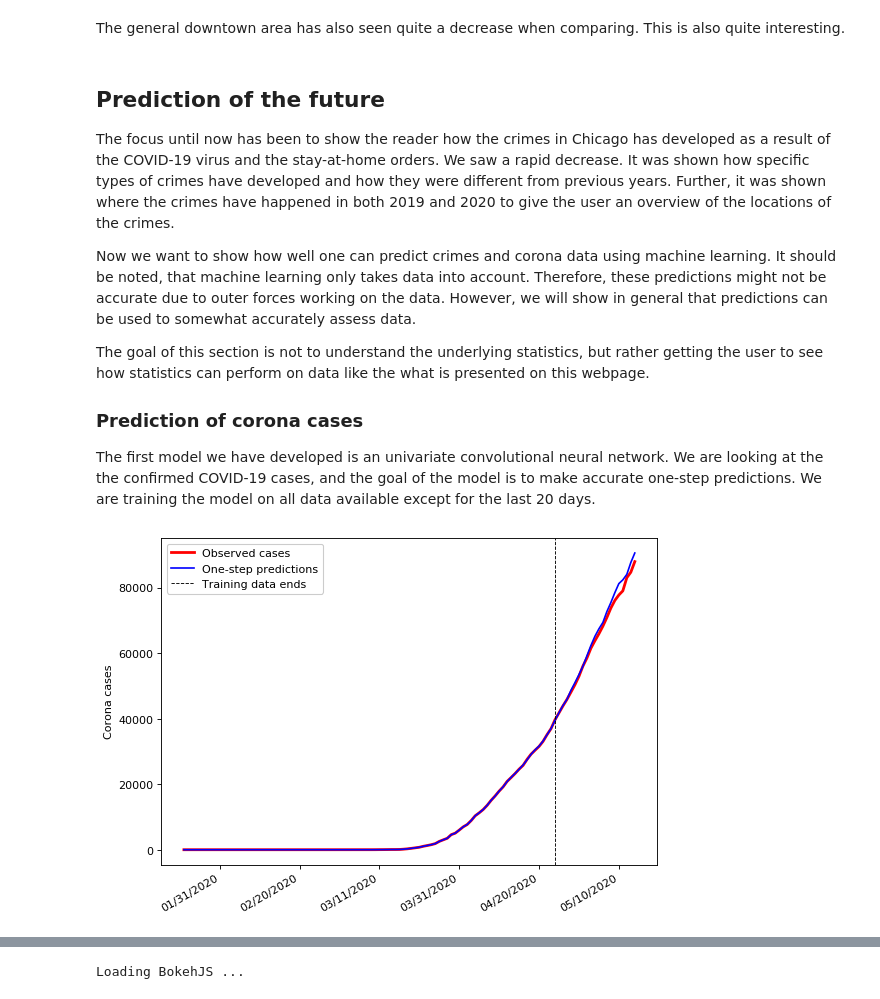
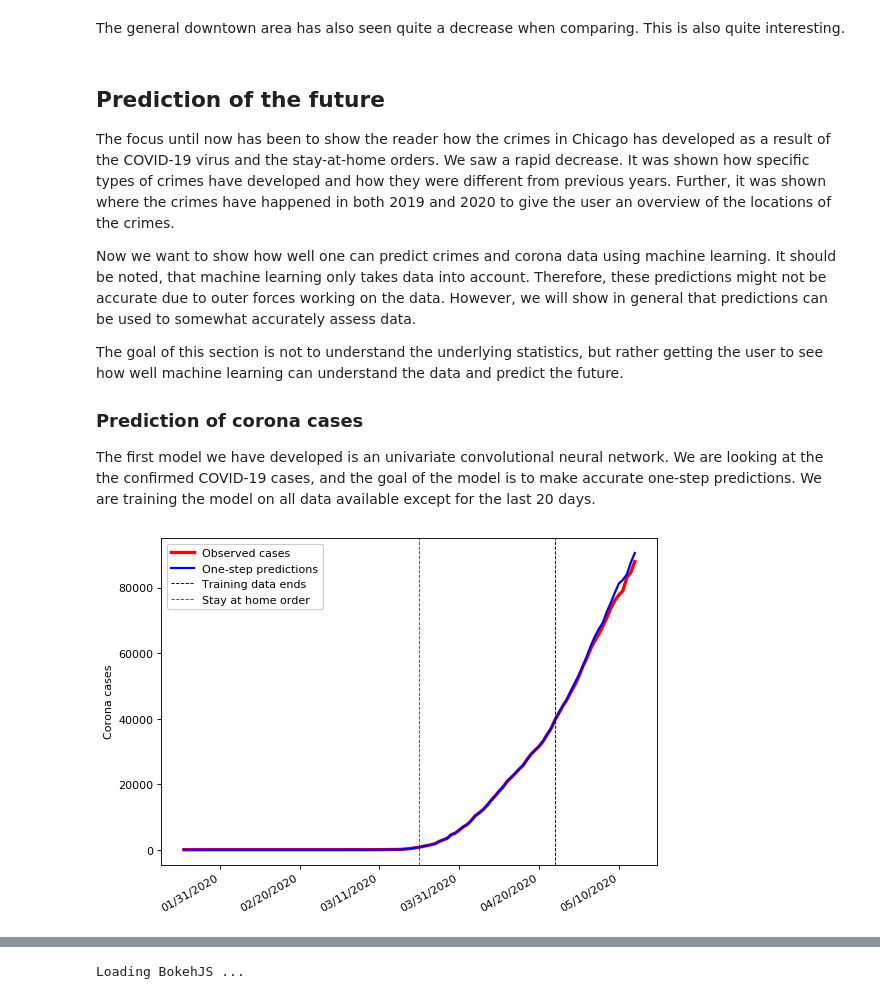
Before and after one commit to neeljansen/SocialDataAnalysisFinalProject, a Jupyter notebook: ExamProject.ipynb, the cells around one changed output, grey strips where cells are left out. Saved outputs shown, nothing was run; the diff lists cells and outputs as text; code cells hidden in the pictures.

Commit message:
Final webpage and explainer

```diff
--- a/ExamProject.ipynb
+++ b/ExamProject.ipynb
@@ -527,7 +531,7 @@ The focus until now has been to show the reader how the crimes in Chicago has de
 
 Now we want to show how well one can predict crimes and corona data using machine learning. It should be noted, that machine learning only takes data into account. Therefore, these predictions might not be accurate due to outer forces working on the data. However, we will show in general that predictions can be used to somewhat accurately assess data.
 
-The goal of this section is not to understand the underlying statistics, but rather getting the user to see how statistics can perform on data like the what is presented on this webpage.
+The goal of this section is not to understand the underlying statistics, but rather getting the user to see how well machine learning can understand the data and predict the future.
 
 ### Prediction of corona cases
 
@@ -567,22 +571,23 @@ ys = cordat["Illinois"].to_numpy()
 # %%
 import matplotlib.dates as mdates
 yhat = np.load('yhat_uni_one_step.npy') # load   change file
 
 plt.figure(figsize=(8, 6), dpi= 80, facecolor='w', edgecolor='k')
 plt.gca().xaxis.set_major_formatter(mdates.DateFormatter('%m/%d/%Y'))
 plt.gca().xaxis.set_major_locator(mdates.DayLocator(interval=20))
 # for j in range(n_fits):
 #     if (j==0):
 #         plt.plot(cordat.Date,yhat[:,j],linewidth=1, color='blue',label="One-step predictions")
 #     else:
 #         plt.plot(cordat.Date,yhat[:,j],linewidth=1.5, color='blue')
-plt.plot(cordat.Date,ys,linewidth=2.5, color='red',label="Observed cases")
-plt.plot(cordat.Date,np.mean(yhat,axis=1),linewidth=1.5, color='blue',label="One-step predictions")
+plt.plot(cordat.Date,ys,linewidth=3, color='red',label="Observed cases")
+plt.plot(cordat.Date,np.mean(yhat,axis=1),linewidth=2, color='blue',label="One-step predictions")
 plt.axvline(x=cordat.Date[start-1],color="black",linewidth=0.8,label="Training data ends", linestyle='dashed')
+plt.axvline(x=pd.to_datetime(cordat.Date[59]),color="green",linewidth=0.8,label="Stay at home order", linestyle='dashed')
 plt.gcf().autofmt_xdate()
 plt.legend(framealpha=1, frameon=True)
 plt.ylabel('Corona cases')
 plt.show()
 # %% [output]
-[figure, old version]
+[figure, new version]
 # %% [markdown]
```
Also changed, not shown: parts of 13 cells of this notebook, 2 other files.
